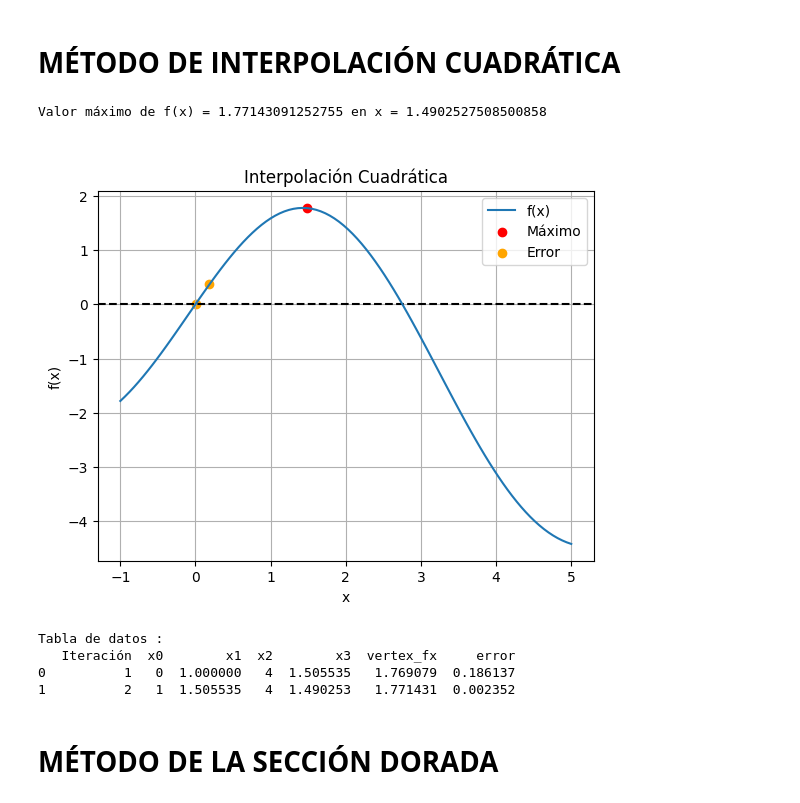
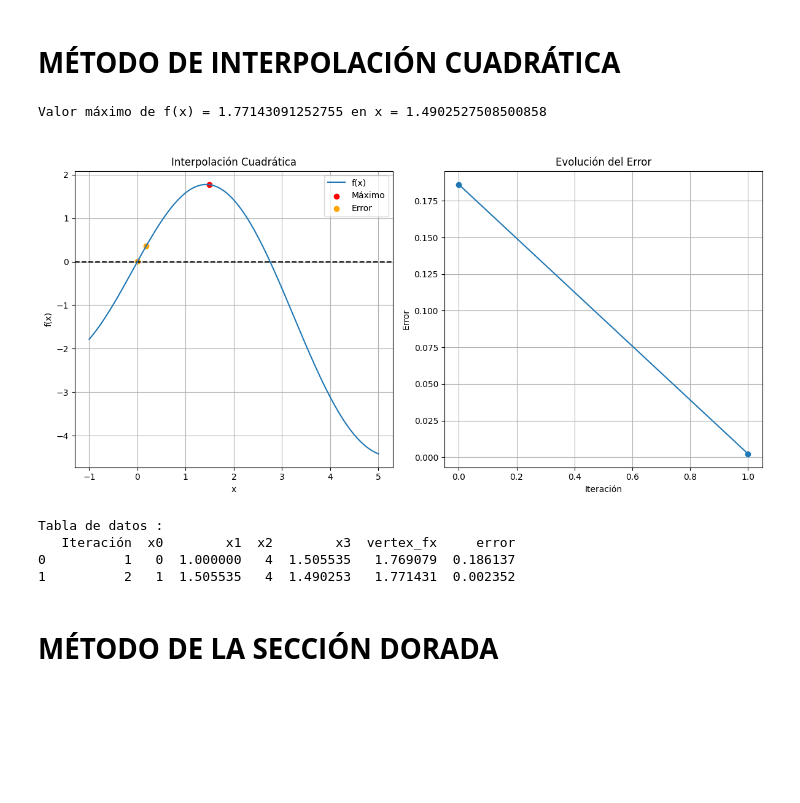
Before and after one commit to danielapavas/Optimizacion, a Jupyter notebook: Metodo_de_bisección.ipynb, the cells around one changed output. Cells and saved outputs as stored; diff of their text form; code cells hidden in the pictures; blank space fills up the shorter version.

```diff
--- a/Metodo_de_bisección.ipynb
+++ b/Metodo_de_bisección.ipynb
@@ -25,7 +26,7 @@ def biseccion(funcion, xl, xu, tolerancia, maximo):
         listaXL.append(xl)  # Agregar xl actual a la lista
         listaXU.append(xu)  # Agregar xu actual a la lista
 
-        error = abs((xu - xl) / 2)
+        error = abs((xu - xl)/2)
         listaError.append(error)
         i += 1
 
@@ -60,6 +61,9 @@ if listaAproximacion:
     x = np.linspace(xl, xu, 100)
     y = ejemplo(x)
 
+    plt.figure(figsize=(12, 6))
+
+    plt.subplot(1, 2, 1)
     plt.plot(x, y, label='f(x)')
     plt.axhline(y=0, color='black', linestyle='--')
     plt.axvline(x=root, color='red', linestyle=':', label='Aprox. Raíz')
@@ -70,6 +74,16 @@ if listaAproximacion:
     plt.legend()
     plt.grid(True)
     plt.title('Método de la Bisección')
+
+    plt.subplot(1, 2, 2)
+    plt.plot(range(1, len(listaError) + 1), listaError, marker='o', color='orange', label='Error')
+    plt.xlabel('Iteración')
+    plt.ylabel('Error')
+    plt.grid(True)
+    plt.title('Evolución del Error')
+
+    plt.tight_layout()
+
     plt.show()
 
 
@@ -157,35 +171,47 @@ def f(x):
 x0 = 0
 x1 = 1
 x2 = 4
 
 # Buscar máximo
 max_x, max_valor, max_history, errores = interpolacionCuadratica(f, x0, x1, x2, minimize=False)
 
 # Imprimir resultados
 print("\nValor máximo de f(x) =", max_valor, "en x =", max_x)
 
 # Generar gráficos
 x_vals = np.linspace(-1, 5, 100)
 y_vals = f(x_vals)
+plt.figure(figsize=(12, 6))
+
+plt.subplot(1, 2, 1)
 plt.axhline(y=0, color='black', linestyle='--')
 plt.plot(x_vals, y_vals, label='f(x)')
 plt.scatter([max_x], [max_valor], color='red', label='Máximo')
 plt.scatter(errores, [f(x) for x in errores], color='orange', label='Error')
-
 plt.xlabel('x')
 plt.ylabel('f(x)')
 plt.title('\nInterpolación Cuadrática')
 plt.legend()
 plt.grid(True)
+
+plt.subplot(1, 2, 2)
+plt.plot(range(len(errores)), errores, marker='o', linestyle='-')
+plt.title('Evolución del Error')
+plt.xlabel('Iteración')
+plt.ylabel('Error')
+plt.grid(True)
+
+plt.tight_layout()
 plt.show()
+
 
 # Tabla de datos
 #Tabla de datos para el máximo
 print("\nTabla de datos :")
 print(max_history)
 # %% [output]
 Valor máximo de f(x) = 1.77143091252755 en x = 1.4902527508500858
-[figure, old version]
+[figure, new version]
 Tabla de datos :
    Iteración  x0        x1  x2        x3  vertex_fx     error
 0          1   0  1.000000   4  1.505535   1.769079  0.186137
```
Also changed, not shown: parts of 11 cells of this notebook.
